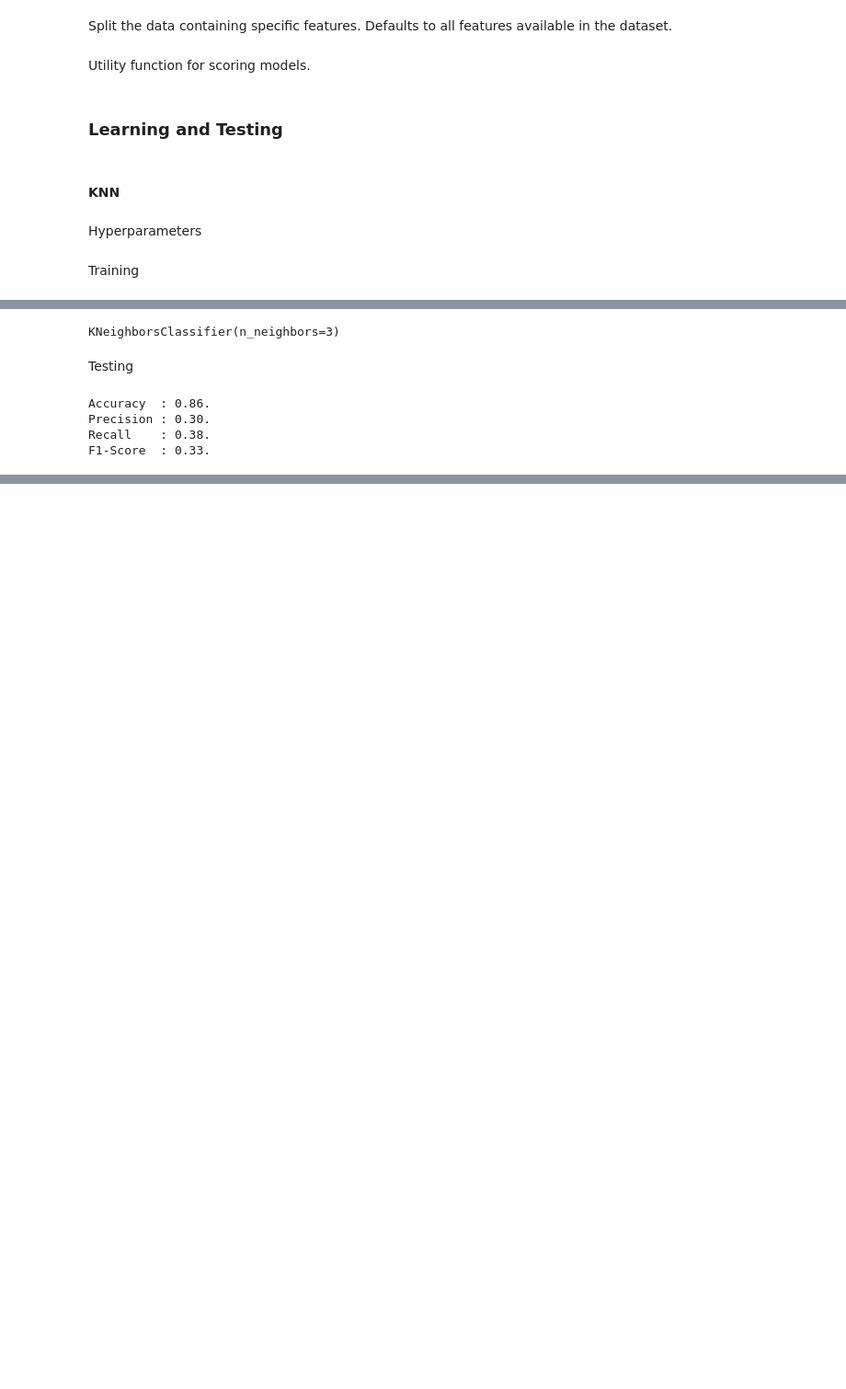
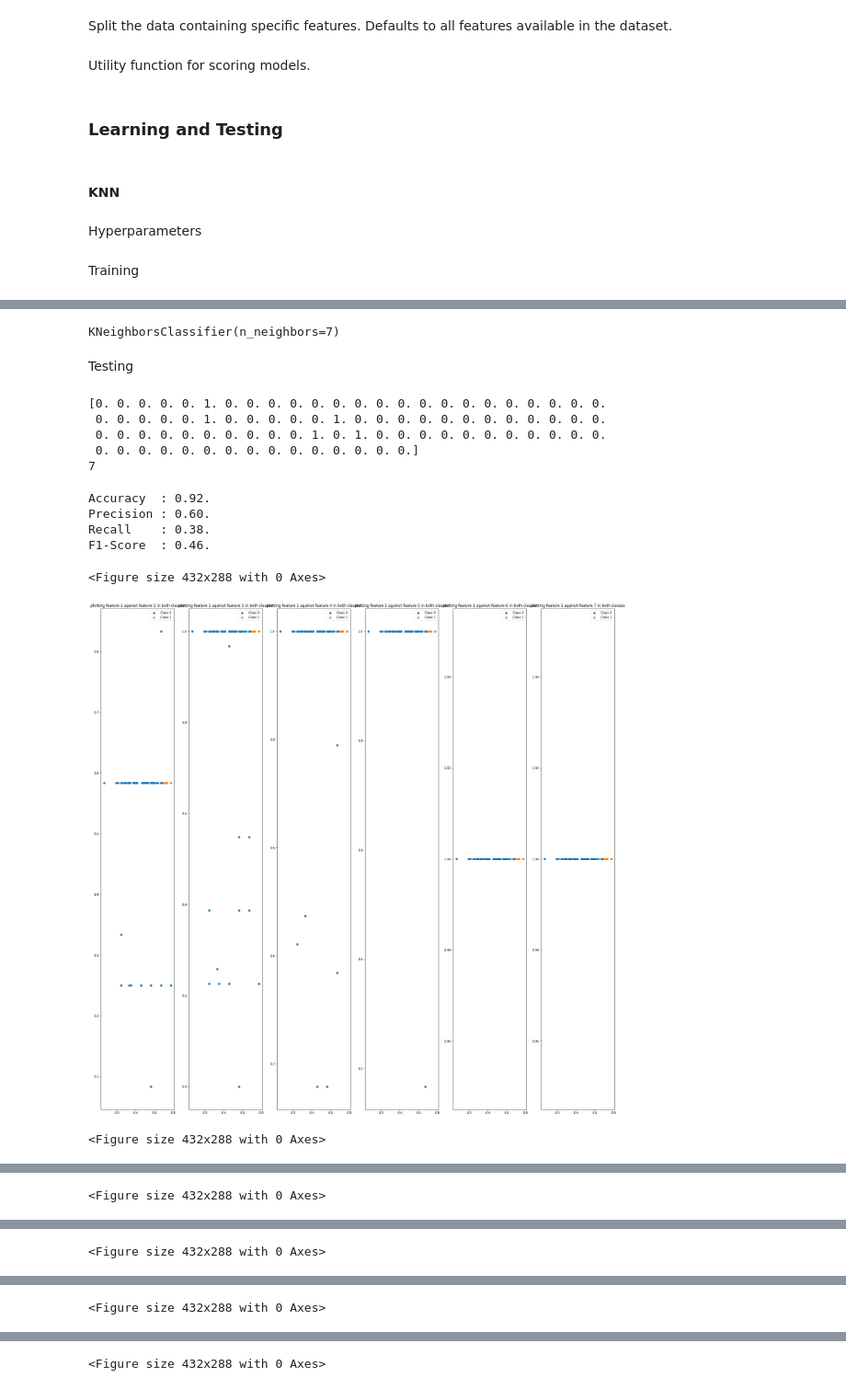
Before and after one commit to Ali-Elganzory/Covid-19-Mortality, a Jupyter notebook: Project.ipynb, the cells around one changed output, grey strips where cells are left out. Shown at 92% size. Saved outputs shown, nothing was run; the diff lists cells and outputs as text; code cells hidden in the pictures; blank space fills up the shorter version.

```diff
--- a/Project.ipynb
+++ b/Project.ipynb
@@ -192,19 +192,19 @@ Training
 features = ["age", *symptom_cols]
 split_data(features=features, normalize=True)
 # %%
-def pick_k(min: int = 1, max: int = 10, visualize=False):
+def pick_k(min: int = 1, maxnum: int = 10, visualize=False):
     min = min if (min % 2 == 1) else (min + 1)
     acc = {}
-    for k in range(min, max, 2):
+    for k in range(min, maxnum, 2):
         classifier = KNeighborsClassifier(n_neighbors = k)
         classifier.fit(X_train, y_train)
         y_pred = classifier.predict(X_valid)
-        acc[k] = accuracy_score(y_valid, y_pred)
-
+        acc[k]= accuracy_score(y_valid, y_pred)
+    print(acc)
     if visualize:
         sns.lineplot(acc.keys(), acc.values())
         plt.title("Accuracy vs. K")
         plt.xlabel("K neighbours")
         plt.ylabel("Accuracy")
 
-    return (np.array(acc.values()).argmax() + min) * 2 + 1
+    return max(acc,key= lambda x : acc[x])
@@ -253,4 +258,4 @@ plot_data(X_train,y_train)
 # %%
-k_neighbors = pick_k(min=1, max=15, visualize=True)
+k_neighbors = pick_k(min=1, maxnum=15, visualize=True)
 k_neighbors
 # %% [output]
@@ -261,14 +267,24 @@ classifier = KNeighborsClassifier(n_neighbors = k_neighbors)
 # %%
 classifier.fit(X_train, y_train)
 # %% [output]
-KNeighborsClassifier(n_neighbors=3)
+KNeighborsClassifier(n_neighbors=7)
 # %% [markdown]
 Testing
 # %%
 y_pred = classifier.predict(X_test)
+print(y_pred)
+scatter_plot_multidimensional_data(X_test,y_pred)
 score(y_test, y_pred)
 # %% [output]
-Accuracy  : 0.86.
-Precision : 0.30.
-Recall    : 0.38.
-F1-Score  : 0.33.
+[0. 0. 0. 0. 0. 1. 0. 0. 0. 0. 0. 0. 0. 0. 0. 0. 0. 0. 0. 0. 0. 0. 0. 0.
+ 0. 0. 0. 0. 0. 1. 0. 0. 0. 0. 0. 1. 0. 0. 0. 0. 0. 0. 0. 0. 0. 0. 0. 0.
+ 0. 0. 0. 0. 0. 0. 0. 0. 0. 0. 1. 0. 1. 0. 0. 0. 0. 0. 0. 0. 0. 0. 0. 0.
+ 0. 0. 0. 0. 0. 0. 0. 0. 0. 0. 0. 0. 0. 0. 0.]
+7
+Accuracy  : 0.92.
+Precision : 0.60.
+Recall    : 0.38.
+F1-Score  : 0.46.
+<Figure size 432x288 with 0 Axes>
+[figure, added]
+<Figure size 432x288 with 0 Axes>
@@ -274,0 +292 @@ F1-Score  : 0.33.
+<Figure size 432x288 with 0 Axes>
@@ -274,0 +294 @@ F1-Score  : 0.33.
+<Figure size 432x288 with 0 Axes>
@@ -274,0 +296 @@ F1-Score  : 0.33.
+<Figure size 432x288 with 0 Axes>
@@ -274,0 +298 @@ F1-Score  : 0.33.
+<Figure size 432x288 with 0 Axes>
```
Also changed, not shown: parts of 7 cells of this notebook.
